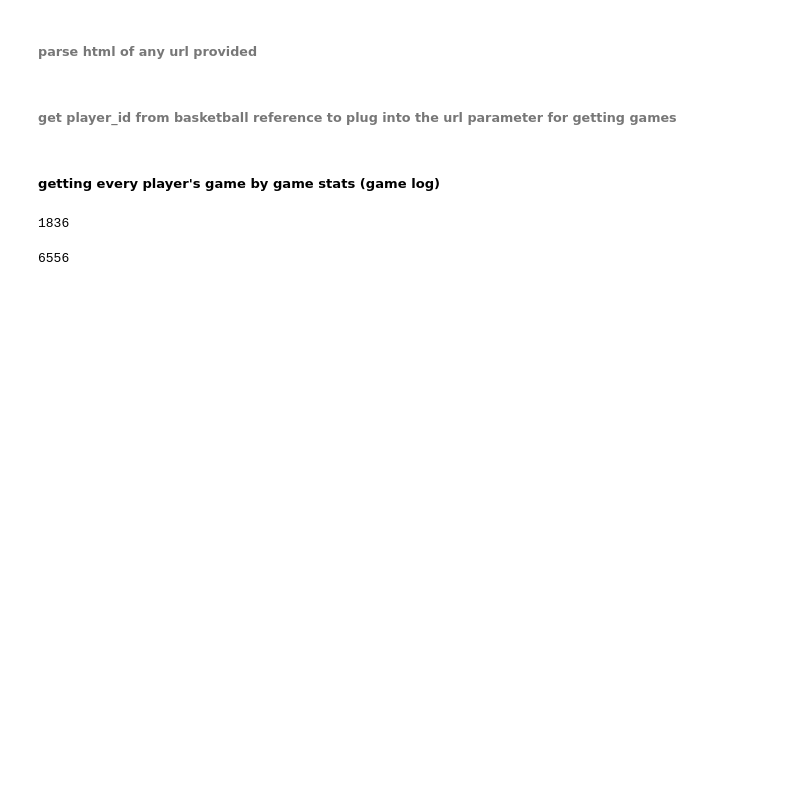
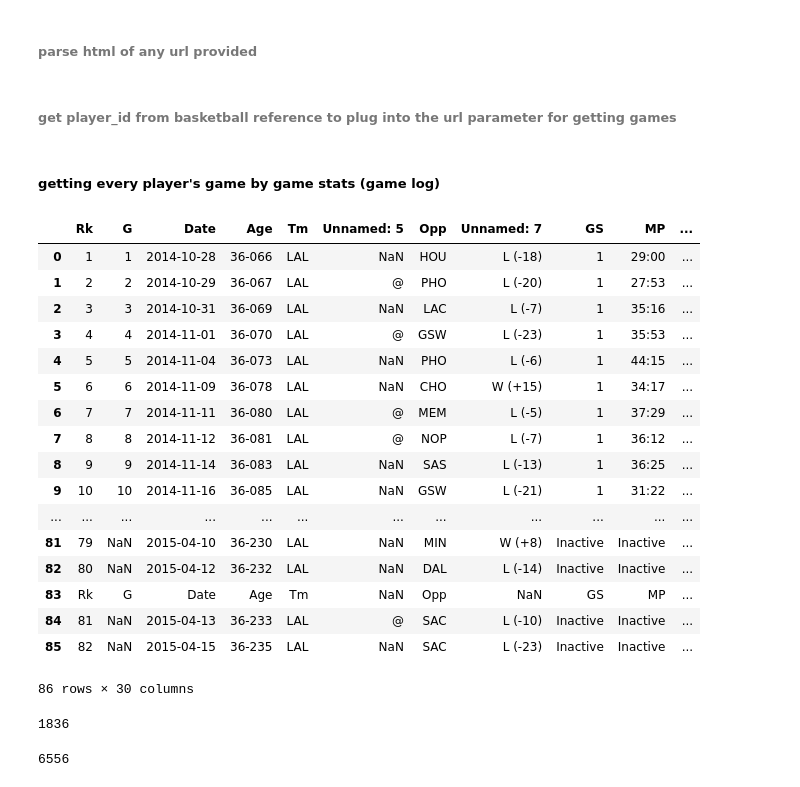
Before and after one commit to pauly51994/Ball_is_lyfe, a Jupyter notebook: game_by_game_scrape.ipynb, the cells around one changed output. Drawn from its saved outputs; the diff is of its cells as text; code cells hidden in the pictures; blank space fills up the shorter version.

```diff
--- a/game_by_game_scrape.ipynb
+++ b/game_by_game_scrape.ipynb
@@ -54,5 +57,26 @@ pickle.dump(player_ids, open('player_ids.pickle','wb'))
 # %% [markdown]
 ##### getting every player's game by game stats (game log)
+# %%
+pd.read_html('https://www.basketball-reference.com/players/b/bryanko01/gamelog/2015')[7]
+# %% [output]
+|  | Rk | G | Date | Age | Tm | Unnamed: 5 | Opp | Unnamed: 7 | GS | MP | ... |
+| 0 | 1 | 1 | 2014-10-28 | 36-066 | LAL | NaN | HOU | L (-18) | 1 | 29:00 | ... |
+| 1 | 2 | 2 | 2014-10-29 | 36-067 | LAL | @ | PHO | L (-20) | 1 | 27:53 | ... |
+| 2 | 3 | 3 | 2014-10-31 | 36-069 | LAL | NaN | LAC | L (-7) | 1 | 35:16 | ... |
+| 3 | 4 | 4 | 2014-11-01 | 36-070 | LAL | @ | GSW | L (-23) | 1 | 35:53 | ... |
+| 4 | 5 | 5 | 2014-11-04 | 36-073 | LAL | NaN | PHO | L (-6) | 1 | 44:15 | ... |
+| 5 | 6 | 6 | 2014-11-09 | 36-078 | LAL | NaN | CHO | W (+15) | 1 | 34:17 | ... |
+| 6 | 7 | 7 | 2014-11-11 | 36-080 | LAL | @ | MEM | L (-5) | 1 | 37:29 | ... |
+| 7 | 8 | 8 | 2014-11-12 | 36-081 | LAL | @ | NOP | L (-7) | 1 | 36:12 | ... |
+| 8 | 9 | 9 | 2014-11-14 | 36-083 | LAL | NaN | SAS | L (-13) | 1 | 36:25 | ... |
+| 9 | 10 | 10 | 2014-11-16 | 36-085 | LAL | NaN | GSW | L (-21) | 1 | 31:22 | ... |
+| ... | ... | ... | ... | ... | ... | ... | ... | ... | ... | ... | ... |
+| 81 | 79 | NaN | 2015-04-10 | 36-230 | LAL | NaN | MIN | W (+8) | Inactive | Inactive | ... |
+| 82 | 80 | NaN | 2015-04-12 | 36-232 | LAL | NaN | DAL | L (-14) | Inactive | Inactive | ... |
+| 83 | Rk | G | Date | Age | Tm | NaN | Opp | NaN | GS | MP | ... |
+| 84 | 81 | NaN | 2015-04-13 | 36-233 | LAL | @ | SAC | L (-10) | Inactive | Inactive | ... |
+| 85 | 82 | NaN | 2015-04-15 | 36-235 | LAL | NaN | SAC | L (-23) | Inactive | Inactive | ... |
+86 rows × 30 columns
 # %%
 def get_games(year=2019):
     import string
```
Also changed, not shown: parts of 5 cells of this notebook, 3 other files.
